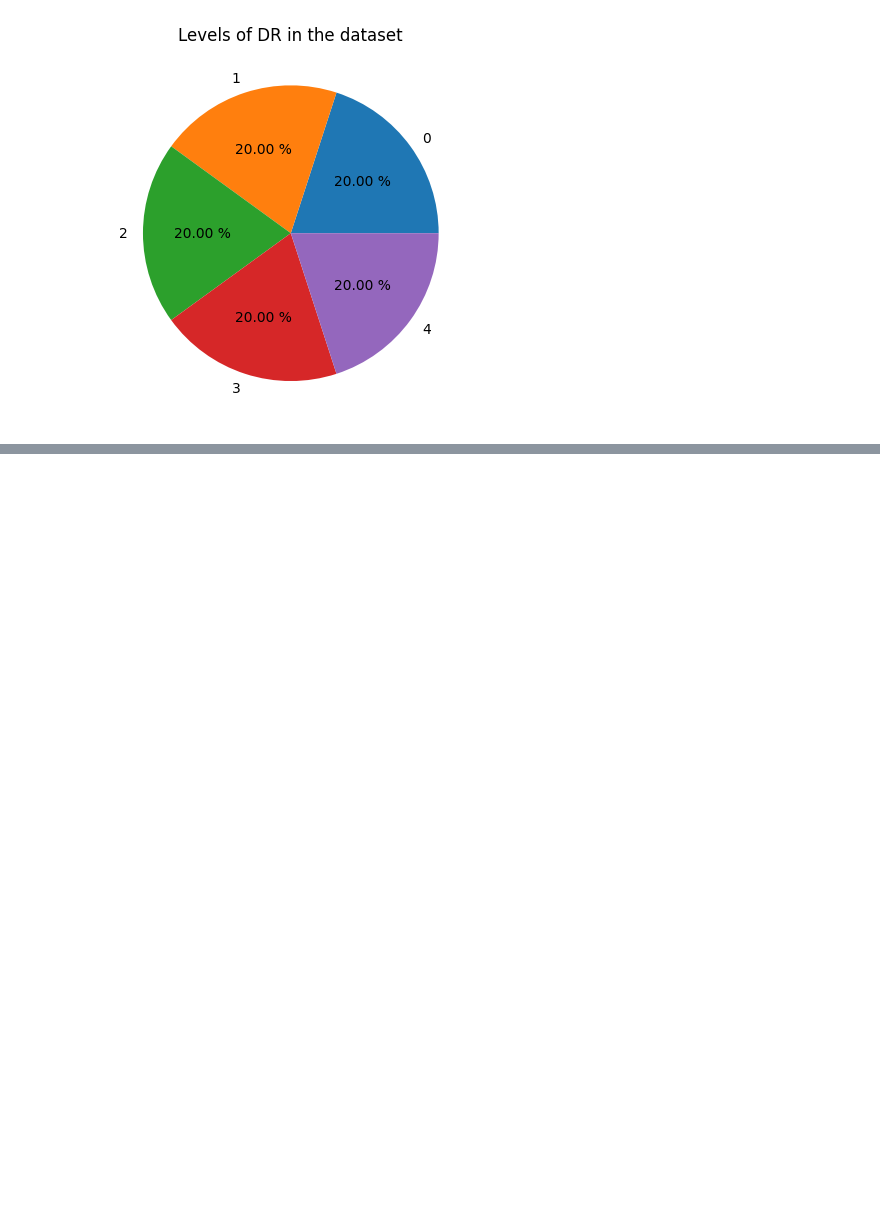
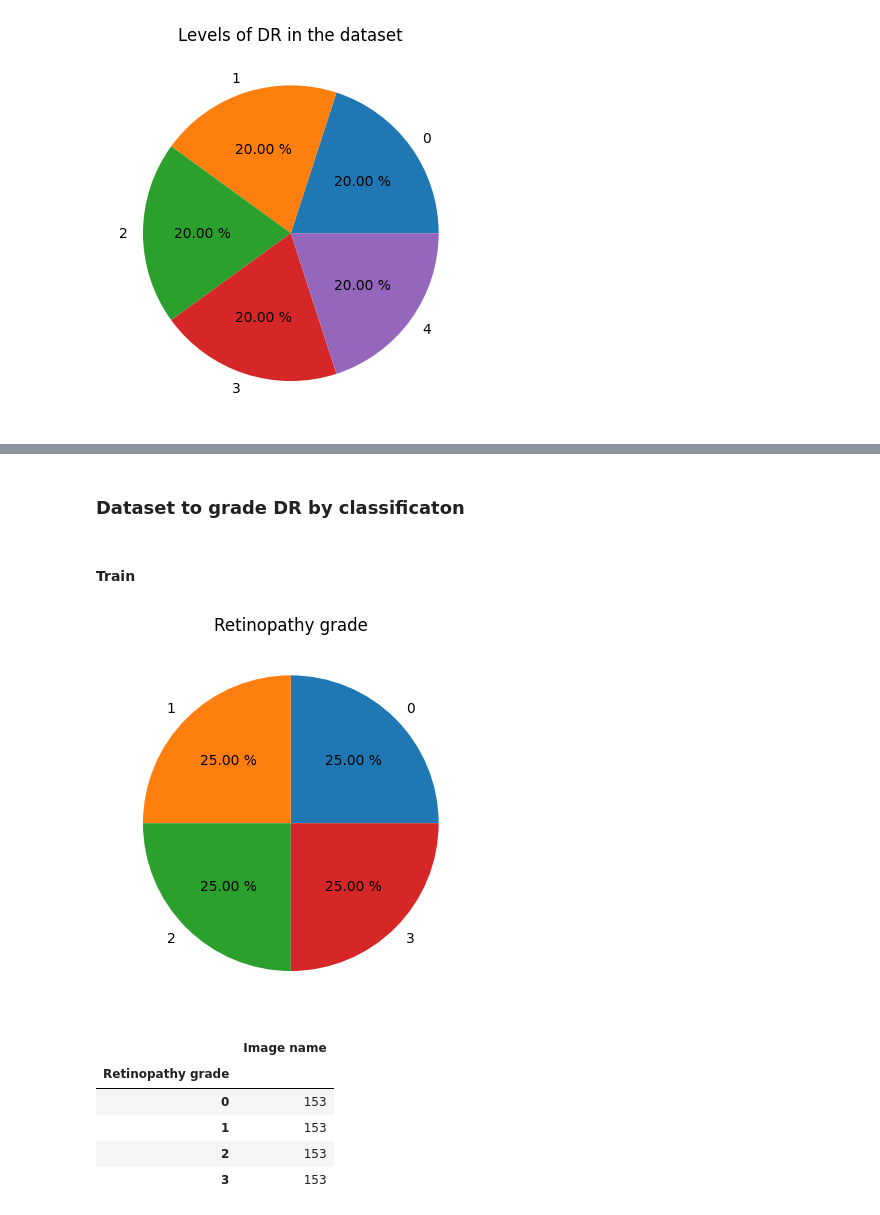
Before and after one commit to AlbertoRomanRamosRodriguez/Tesis-de-Grado, a Jupyter notebook: exploring_datasets.ipynb, the cells around one changed output, grey strips where cells are left out. Saved outputs shown, nothing was run; the diff lists cells and outputs as text; code cells hidden in the pictures; blank space fills up the shorter version.

Commit message:
Better organization and obtained dataset
Obtained train and test dataset for DR grading by classification

```diff
--- a/exploring_datasets.ipynb
+++ b/exploring_datasets.ipynb
@@ -97,0 +168,25 @@ balanced_df.to_csv('./Daniel-files/PracticasProfesionales/Data/Raw/DrClassificat
+# %% [markdown]
+### Dataset to grade DR by classificaton
+# %%
+column = 'Retinopathy grade'
+df = df.drop(columns=['Ophthalmologic department', 'Risk of macular edema '])
+# %% [markdown]
+#### Train
+# %%
+training_df = df.groupby(column).sample(153)
+training_df.reset_index(drop=True, inplace=True)
+
+plt.pie([training_df.loc[training_df[column] == n].count()[0] for n in range(4)], labels = range(4), autopct='%.2f %%')
+plt.title(column)
+plt.show()
+display(training_df.groupby(column).count())
+
+training_df.to_csv(messidor+'train.csv')
+# %% [output]
+[figure, added]
+|  | Image name |
+| Retinopathy grade |  |
+| 0 | 153 |
+| 1 | 153 |
+| 2 | 153 |
+| 3 | 153 |
```
Also changed, not shown: parts of 11 cells of this notebook.
